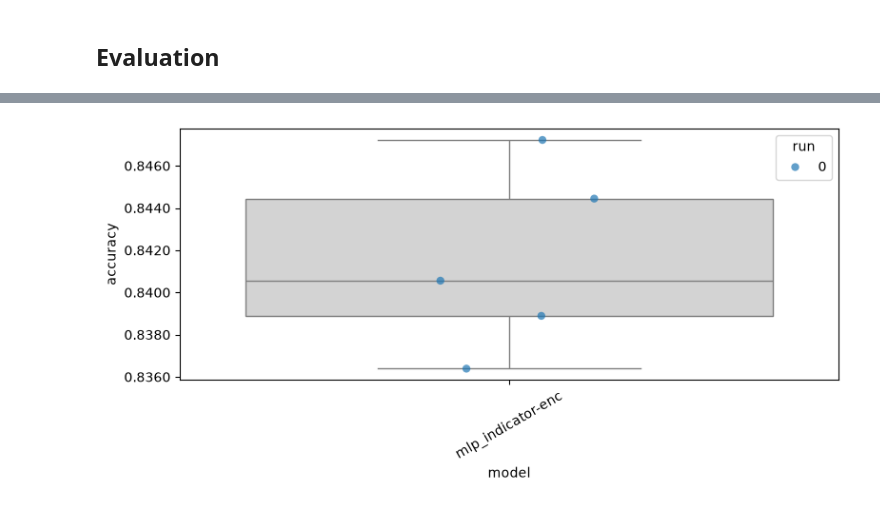
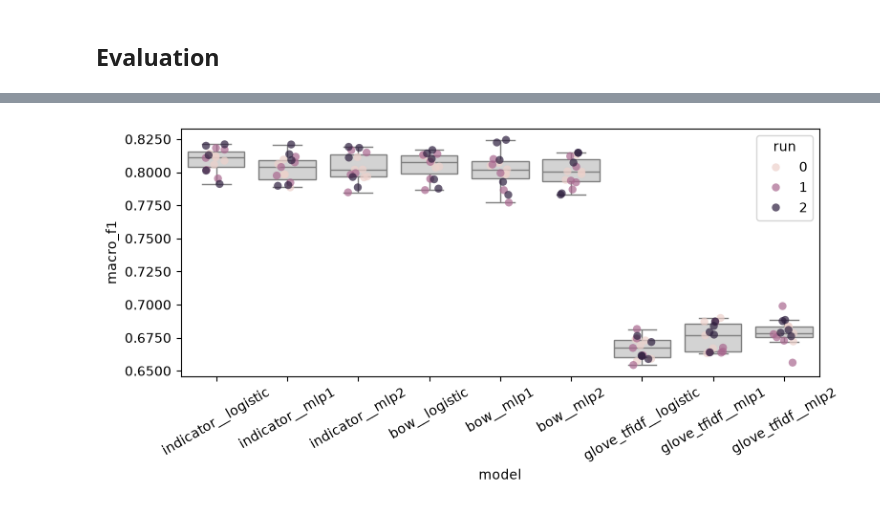
Before and after one commit to greg-delatolas/nlp-assignment-1, a Jupyter notebook: part1/project.ipynb, the cells around one changed output, grey strips where cells are left out. Cells and saved outputs as stored; diff of their text form; code cells hidden in the pictures.

```diff
--- a/part1/project.ipynb
+++ b/part1/project.ipynb
@@ -649,21 +622,27 @@ PosixPath('results')
 %%time
 my_classifiers = OrderedDict()
 
-my_classifiers['logistic_indicator-enc'] = []
-#for token_enco in [bow, indicator, tfidf/bert embeddings]
-#for model_dec in [logistic_regression, mlp1, mlp/w skip conn or dropout or svm]
-for run, seed in enumerate(my_seeds):  # takes about 3 minutes per run (of 5-fold cross validation)
-    run_folder = f"{results_folder}/project_logistic_indicator-enc/seed-{seed}"
-    my_classifiers['logistic_indicator-enc'].append(
-        part1.experiment.cross_validation_experiment(
-            data_splits=my_cross_validation_sets[run],
-            outcome_space=outcome_space,
-            encoder=token_indicator_encoder,
-            model_option='logistic',
-            save_to=run_folder,
-            loglin_args={
-                'max_iter': 500
-            }
-        )
-    )
+for encoder_name, encoder_factory in encoder_factories.items():
+    for head_name, head_config in head_configs.items():
+        system_name = f"{encoder_name}__{head_name}"
+        print("system_name = ", system_name)
+        my_classifiers[system_name] = []
+
+        for run, seed in enumerate(my_seeds):
+            run_folder = results_folder / system_name / f"seed-{seed}"
+            smlp_args = dict(common_mlp_args)
+            smlp_args.update(head_config.get("smlp_args", {}))
+
+            my_classifiers[system_name].append(
+                part1.experiment.cross_validation_experiment(
+                    data_splits=my_cross_validation_sets[run],
+                    outcome_space=outcome_space,
+                    encoder=None,
+                    encoder_factory=encoder_factory,
+                    model_option=head_config["model_option"],
+                    save_to=run_folder,
+                    loglin_args=head_config.get("loglin_args", {}),
+                    smlp_args=smlp_args,
+                )
+            )
 # %% [output]
@@ -679,2 +822,3 @@ part1.analysis.plot_box_and_points(part1.analysis.make_data_frame(my_classifiers
 # %%
-#TODO: visualise all possible combinations of enc-dec-features
+results_df = part1.analysis.make_data_frame(my_classifiers)
+results_df.groupby("model")[["accuracy", "macro_f1"]].agg(["mean", "std", "count"]).sort_values(("accuracy", "mean"), ascending=False)
@@ -795,4 +841,4 @@ Wall time: 2min 5s
 # %%
-part1.analysis.plot_box_and_points(part1.analysis.make_data_frame(my_classifiers))
+part1.analysis.plot_box_and_points(results_df, metric="macro_f1")
 # %% [output]
-[figure, old version]
+[figure, new version]
```
Also changed, not shown: parts of 13 cells of this notebook, 5 other files.
